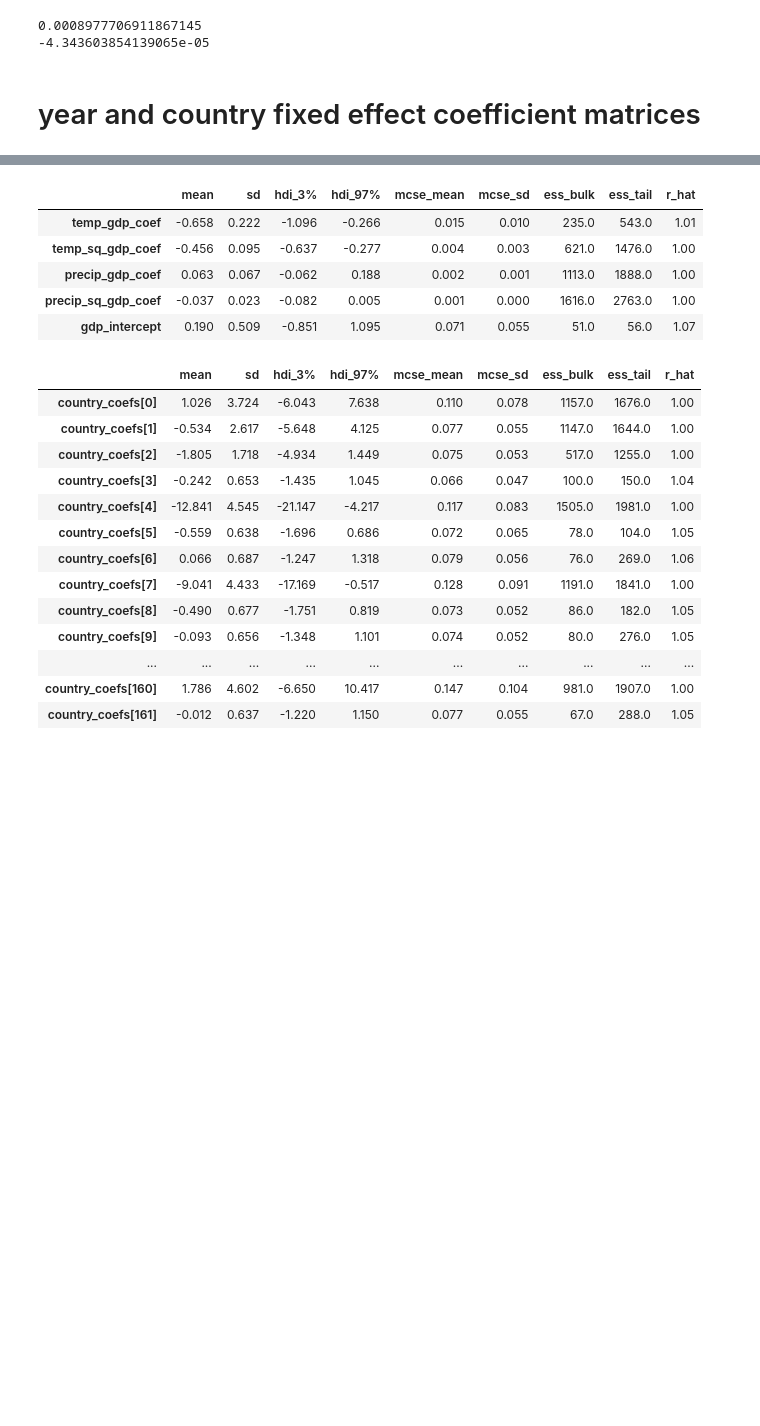
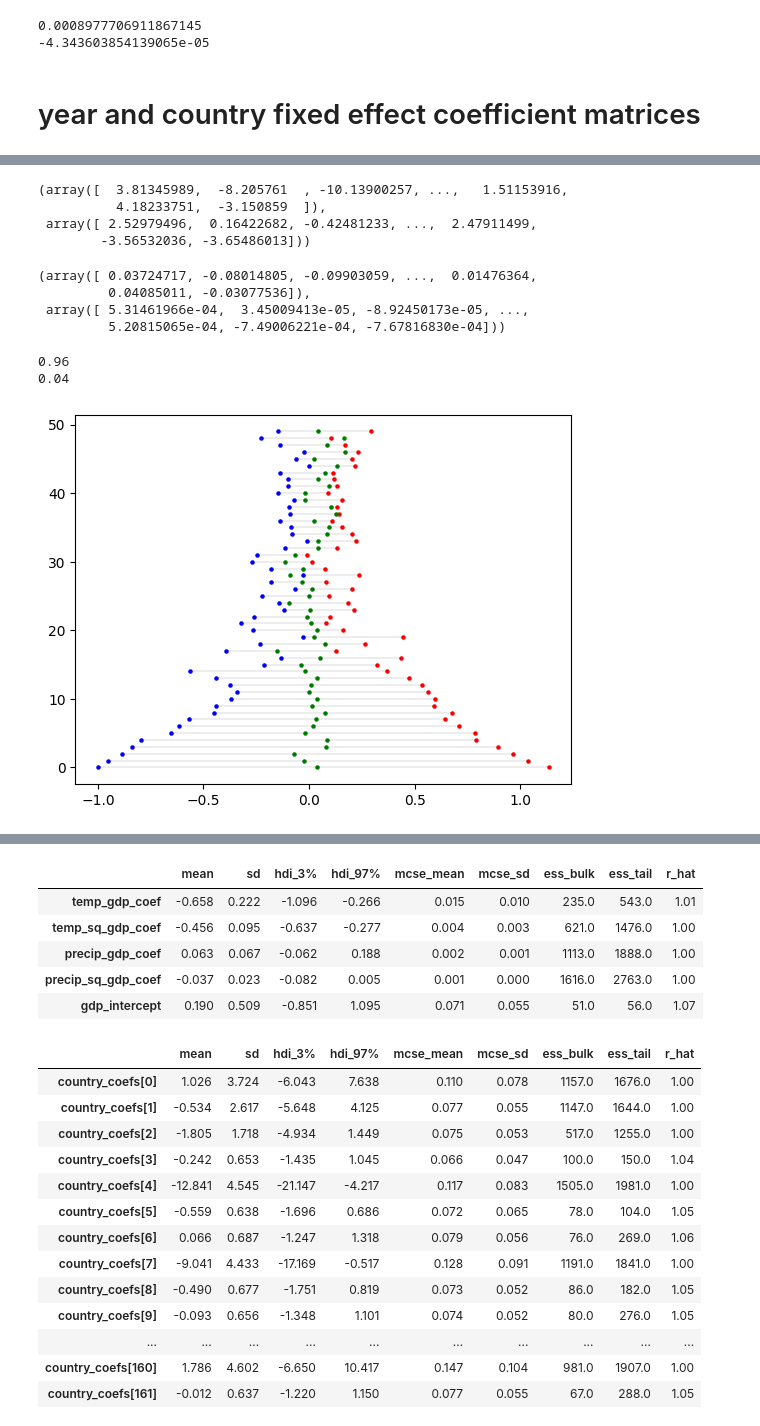
Before and after one commit to greenguy33/environmental-bayesian-modeling, a Jupyter notebook: notebooks/Burke_paper_reproduction.ipynb, the cells around one changed output, grey strips where cells are left out. Cells and saved outputs as stored; diff of their text form; code cells hidden in the pictures; blank space fills up the shorter version.

```diff
--- a/notebooks/Burke_paper_reproduction.ipynb
+++ b/notebooks/Burke_paper_reproduction.ipynb
@@ -197,0 +200,32 @@ plt.plot([np.std(year) for year in year_coefs])
+# %%
+# unscale all model parameters
+grad_effect_columns = data.loc[:, data.columns.str.startswith(('_y'))]
+ordered_country_list = list(dict.fromkeys(data.iso))
+
+bayes_coef1 = (bayes_coef1 * np.std(data.growthWDI) / np.std(data.UDel_temp_popweight)) - (2 * (bayes_coef2 * np.mean(data.UDel_temp_popweight * np.std(data.growthWDI)) / np.square(np.std(data.UDel_temp_popweight))))
+bayes_coef2 = (bayes_coef2 * np.std(data.growthWDI) / np.square(np.std(data.UDel_temp_popweight)))
+bayes_coef3 = (bayes_coef3 * np.std(data.growthWDI) / np.std(data.UDel_precip_popweight)) - (2 * (bayes_coef4 * np.mean(data.UDel_precip_popweight * np.std(data.growthWDI)) / np.square(np.std(data.UDel_precip_popweight))))
+bayes_coef4 = (bayes_coef4 * np.std(data.growthWDI)) / np.square(np.std(data.UDel_precip_popweight))
+
+intercept = (intercept * np.std(data.growthWDI)) + np.mean(data.growthWDI) - ((bayes_coef1 * np.mean(data.UDel_temp_popweight)) + (bayes_coef2 * np.square(np.mean(data.UDel_temp_popweight))) + (bayes_coef3 * np.mean(data.UDel_precip_popweight)) + (bayes_coef4 * np.square(np.mean(data.UDel_precip_popweight))))
+grad_effect_column_names = list(grad_effect_columns)
+for i in range(len(grad_coefs)):
+    grad_coefs[i] = grad_coefs[i] * np.std(data.growthWDI)
+for i in range(len(country_coefs)):
+    country_coefs[i] = country_coefs[i] * np.std(data.growthWDI)
+for i in range(len(year_coefs)):
+    year_coefs[i] = year_coefs[i] * np.std(data.growthWDI)
+# %%
+grad_coefs[1], grad_coefs[201]
+# %% [output]
+(array([  3.81345989,  -8.205761  , -10.13900257, ...,   1.51153916,
+          4.18233751,  -3.150859  ]),
+ array([ 2.52979496,  0.16422682, -0.42481233, ...,  2.47911499,
+        -3.56532036, -3.65486013]))
+# %%
+grad_coefs[1], grad_coefs[201]
+# %% [output]
+(array([ 0.03724717, -0.08014805, -0.09903059, ...,  0.01476364,
+         0.04085011, -0.03077536]),
+ array([ 5.31461966e-04,  3.45009413e-05, -8.92450173e-05, ...,
+         5.20815065e-04, -7.49006221e-04, -7.67816830e-04]))
@@ -197,0 +272,25 @@ plt.plot([np.std(year) for year in year_coefs])
+# %%
+in_range, out_range = 0, 0
+lowers, uppers = [], []
+for index, prediction in enumerate(yhat):
+    interval = (prediction[int(len(prediction)*.025)],prediction[int(len(prediction)*.975)])
+    lowers.append(interval[0])
+    uppers.append(interval[1])
+    if real_y[index] >= interval[0] and real_y[index] <= interval[1]:
+        in_range += 1
+    else:
+        out_range += 1
+print(in_range/len(yhat))
+print(out_range/len(yhat))
+# %% [output]
+0.96
+0.04
+# %%
+plt.scatter(lowers, list(range(len(yhat))), color="blue", s=5)
+plt.scatter(uppers, list(range(len(yhat))), color="red", s=5)
+plt.scatter(test_data.growthWDI, list(range(len(yhat))), color="green", s=5)
+for index in range(len(yhat)):
+    plt.plot([lowers[index],uppers[index]],[index,index],'k-', linewidth=.1)
+plt.show()
+# %% [output]
+[figure, added]
```
Also changed, not shown: parts of 11 cells of this notebook, 3 other files.
